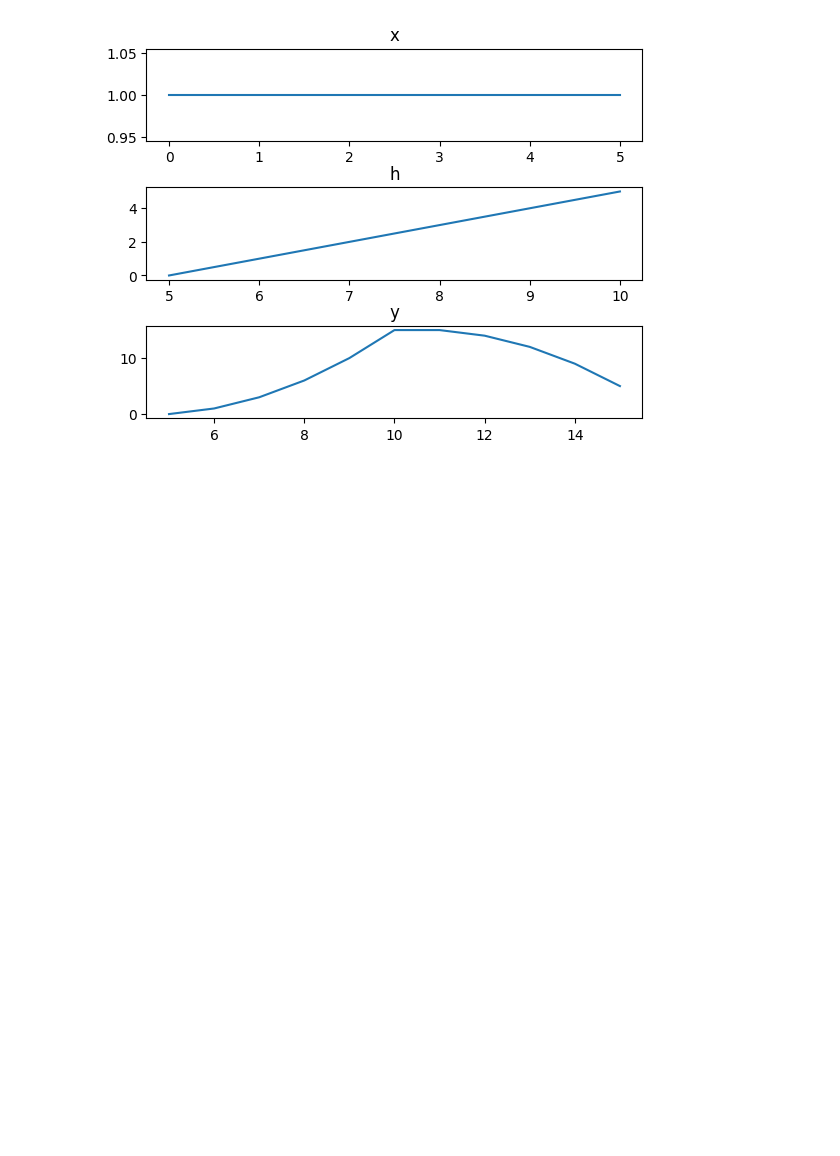
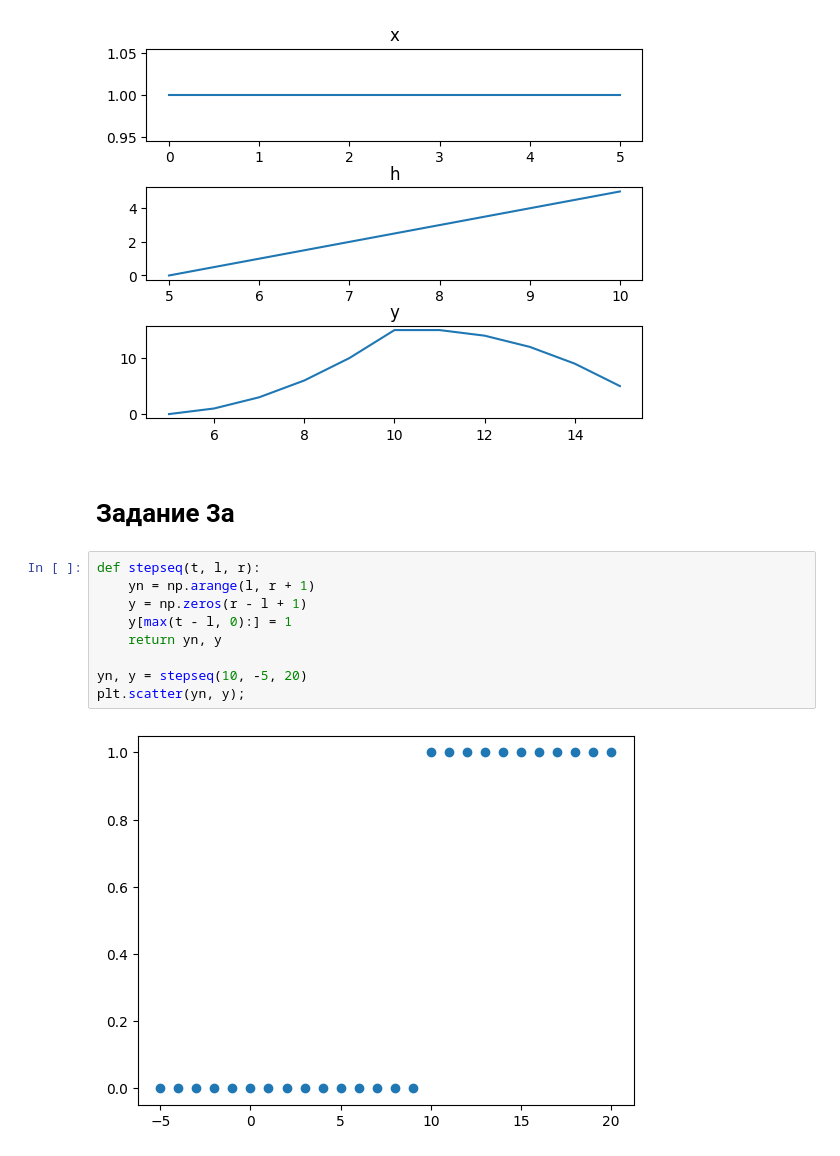
Before and after one commit to 6rayWa1cher/multimedia-tasks, a Jupyter notebook: tasks/task0211b.ipynb, the cells around one changed output. Cells and saved outputs as stored; diff of their text form; blank space fills up the shorter version.

```diff
--- a/tasks/task0211b.ipynb
+++ b/tasks/task0211b.ipynb
@@ -161,3 +166,16 @@ yn, y = convolution(xn, x, hn, h)
 subplot((xn, x, 'x'), (hn, h, 'h'), (yn, y, 'y'))
 # %% [output]
 [figure]
+# %% [markdown]
+# Задание 3a
+# %%
+def stepseq(t, l, r):
+    yn = np.arange(l, r + 1)
+    y = np.zeros(r - l + 1)
+    y[max(t - l, 0):] = 1
+    return yn, y
+
+yn, y = stepseq(10, -5, 20)
+plt.scatter(yn, y);
+# %% [output]
+[figure, added]
```
Also changed, not shown: parts of 20 cells of this notebook.
